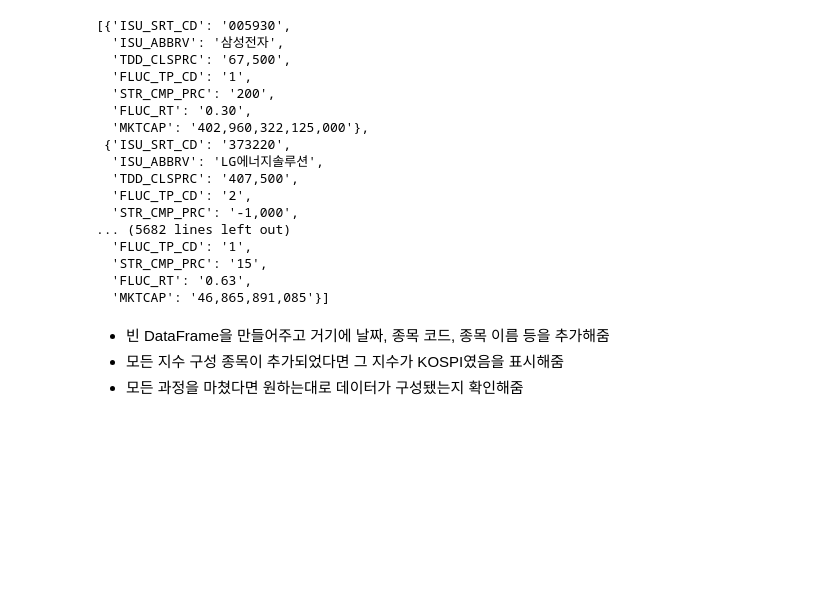
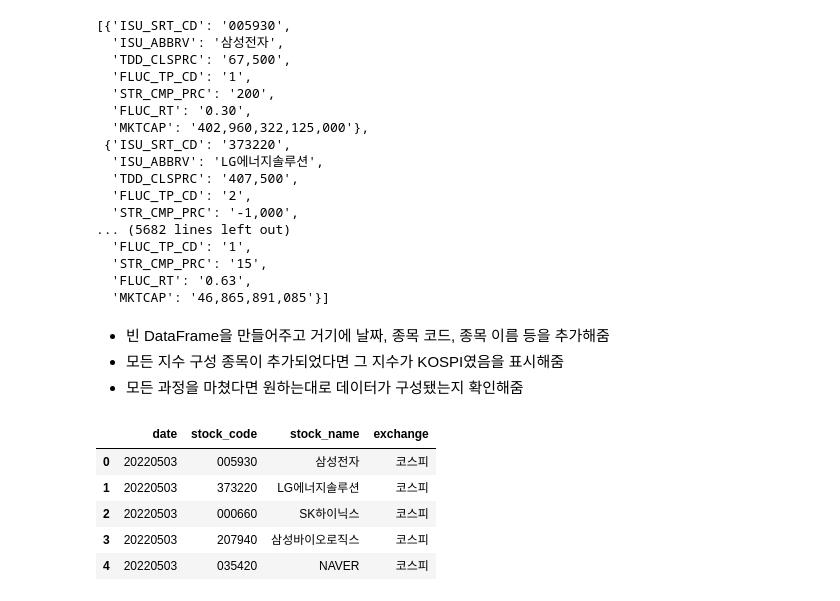
Before and after one commit to vavana619/StockAnalysisInPython, a Jupyter notebook: 3장. request이용 종목 데이터 수집.ipynb, the cells around one changed output. Drawn from its saved outputs; the diff is of its cells as text; code cells hidden in the pictures; blank space fills up the shorter version.

```diff
--- a/3장. request이용 종목 데이터 수집.ipynb
+++ b/3장. request이용 종목 데이터 수집.ipynb
@@ -107,4 +107,25 @@ html_json
 name_hs = pd.DataFrame()
 
 if len(html_json) > 0:
-    name_h = []
+    name_h = [] # 빈 list 생성
+    for i in range(len(html_json)):
+        ISU_SRT_CD = html_json[i]['ISU_SRT_CD'] # 해당 row의 종목 코드 추출
+        ISU_ABBRV = html_json[i]['ISU_ABBRV'] # 해당 row의 종목 이름 추출
+        # 날짜, 종목 코드, 종목 이름을 name_h에 추가
+        name_h.append(('20220503', ISU_SRT_CD, ISU_ABBRV))
+
+    # columns 재설정
+    name_h = pd.DataFrame(name_h, columns=['date', 'stock_code', 'stock_name'])
+    name_h['exchange'] = '코스피'
+    name_hs = name_hs.append(name_h, ignore_index=True)
+else:
+    pass
+# %%
+name_hs.head()
+# %% [output]
+|  | date | stock_code | stock_name | exchange |
+| 0 | 20220503 | 005930 | 삼성전자 | 코스피 |
+| 1 | 20220503 | 373220 | LG에너지솔루션 | 코스피 |
+| 2 | 20220503 | 000660 | SK하이닉스 | 코스피 |
+| 3 | 20220503 | 207940 | 삼성바이오로직스 | 코스피 |
+| 4 | 20220503 | 035420 | NAVER | 코스피 |
```
Also changed, not shown: parts of 1 cell of this notebook, 2 other files.
